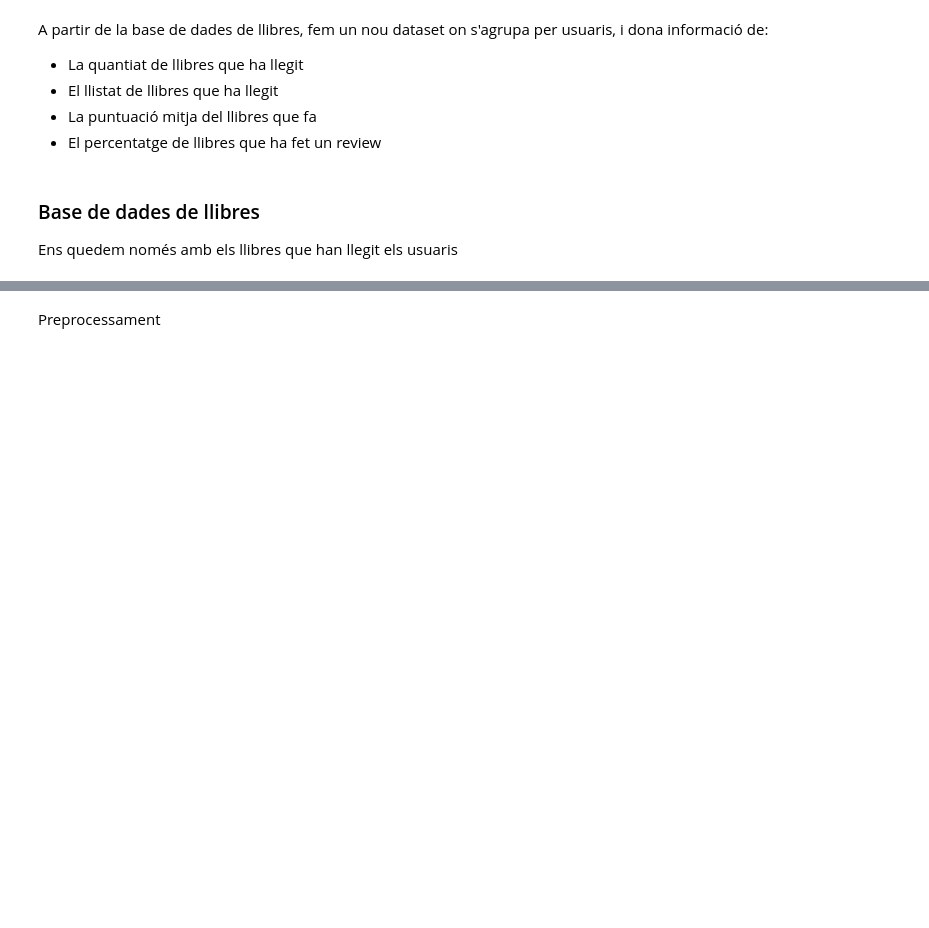
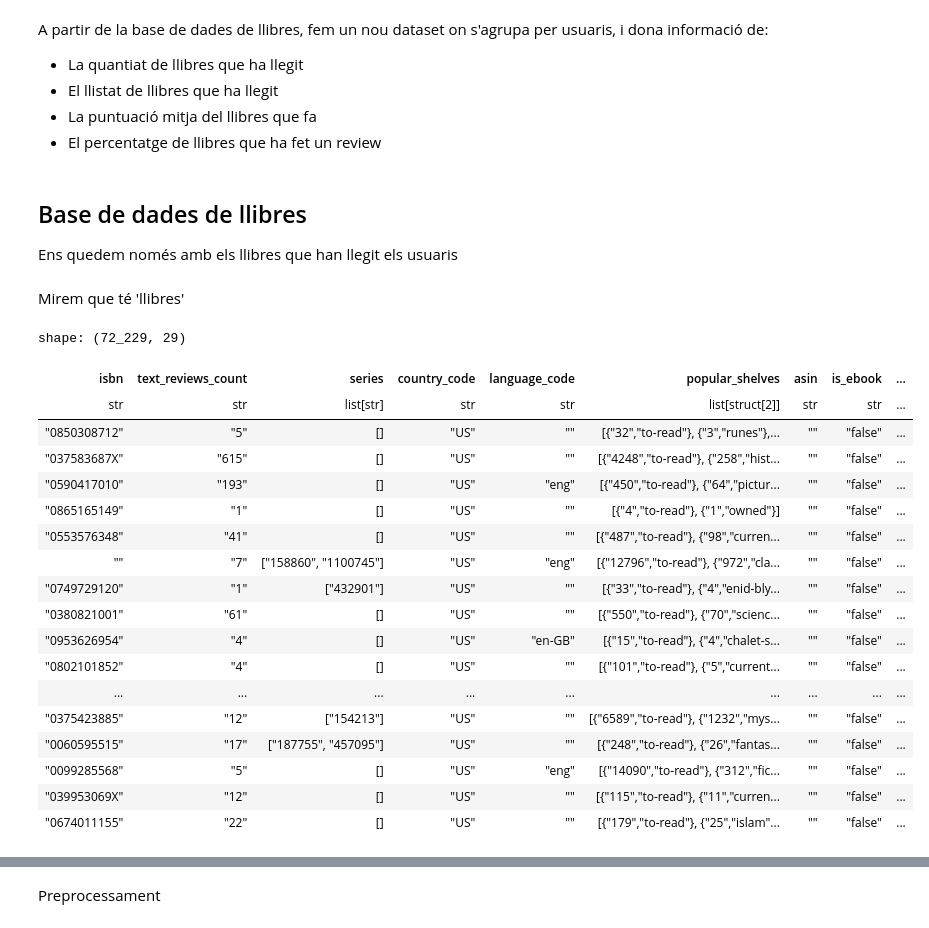
Before and after one commit to llumfp/casebooks, a Jupyter notebook: data/proves.ipynb, the cells around one changed output, grey strips where cells are left out. Drawn from its saved outputs; the diff is of its cells as text; code cells hidden in the pictures; blank space fills up the shorter version.

```diff
--- a/data/proves.ipynb
+++ b/data/proves.ipynb
@@ -84,5 +99,5 @@ df_agrupado.write_csv('users.csv', separator=",")
 # %% [markdown]
-### Base de dades de llibres
+## Base de dades de llibres
 
 Ens quedem només amb els llibres que han llegit els usuaris
 # %%
@@ -97 +115,25 @@ for i in range(1, 26):
 llibres = pl.concat(dfs)
+# %% [markdown]
+Mirem que té 'llibres'
+# %%
+llibres
+# %% [output]
+shape: (72_229, 29)
+| isbn | text_reviews_count | series | country_code | language_code | popular_shelves | asin | is_ebook | ... |
+| str | str | list[str] | str | str | list[struct[2]] | str | str | ... |
+| "0850308712" | "5" | [] | "US" | "" | [{"32","to-read"}, {"3","runes"},... | "" | "false" | ... |
+| "037583687X" | "615" | [] | "US" | "" | [{"4248","to-read"}, {"258","hist... | "" | "false" | ... |
+| "0590417010" | "193" | [] | "US" | "eng" | [{"450","to-read"}, {"64","pictur... | "" | "false" | ... |
+| "0865165149" | "1" | [] | "US" | "" | [{"4","to-read"}, {"1","owned"}] | "" | "false" | ... |
+| "0553576348" | "41" | [] | "US" | "" | [{"487","to-read"}, {"98","curren... | "" | "false" | ... |
+| "" | "7" | ["158860", "1100745"] | "US" | "eng" | [{"12796","to-read"}, {"972","cla... | "" | "false" | ... |
+| "0749729120" | "1" | ["432901"] | "US" | "" | [{"33","to-read"}, {"4","enid-bly... | "" | "false" | ... |
+| "0380821001" | "61" | [] | "US" | "" | [{"550","to-read"}, {"70","scienc... | "" | "false" | ... |
+| "0953626954" | "4" | [] | "US" | "en-GB" | [{"15","to-read"}, {"4","chalet-s... | "" | "false" | ... |
+| "0802101852" | "4" | [] | "US" | "" | [{"101","to-read"}, {"5","current... | "" | "false" | ... |
+| ... | ... | ... | ... | ... | ... | ... | ... | ... |
+| "0375423885" | "12" | ["154213"] | "US" | "" | [{"6589","to-read"}, {"1232","mys... | "" | "false" | ... |
+| "0060595515" | "17" | ["187755", "457095"] | "US" | "" | [{"248","to-read"}, {"26","fantas... | "" | "false" | ... |
+| "0099285568" | "5" | [] | "US" | "eng" | [{"14090","to-read"}, {"312","fic... | "" | "false" | ... |
+| "039953069X" | "12" | [] | "US" | "" | [{"115","to-read"}, {"11","curren... | "" | "false" | ... |
+| "0674011155" | "22" | [] | "US" | "" | [{"179","to-read"}, {"25","islam"... | "" | "false" | ... |
```
Also changed, not shown: parts of 9 cells of this notebook.
